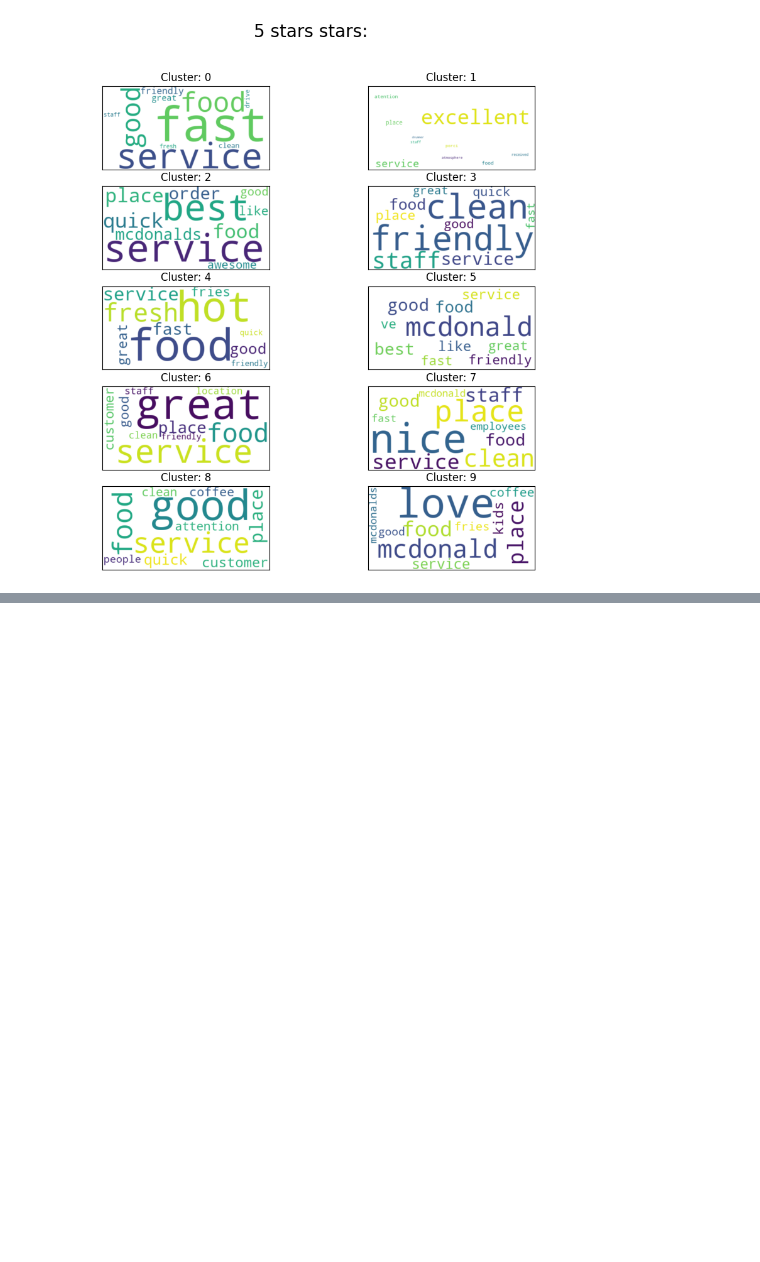
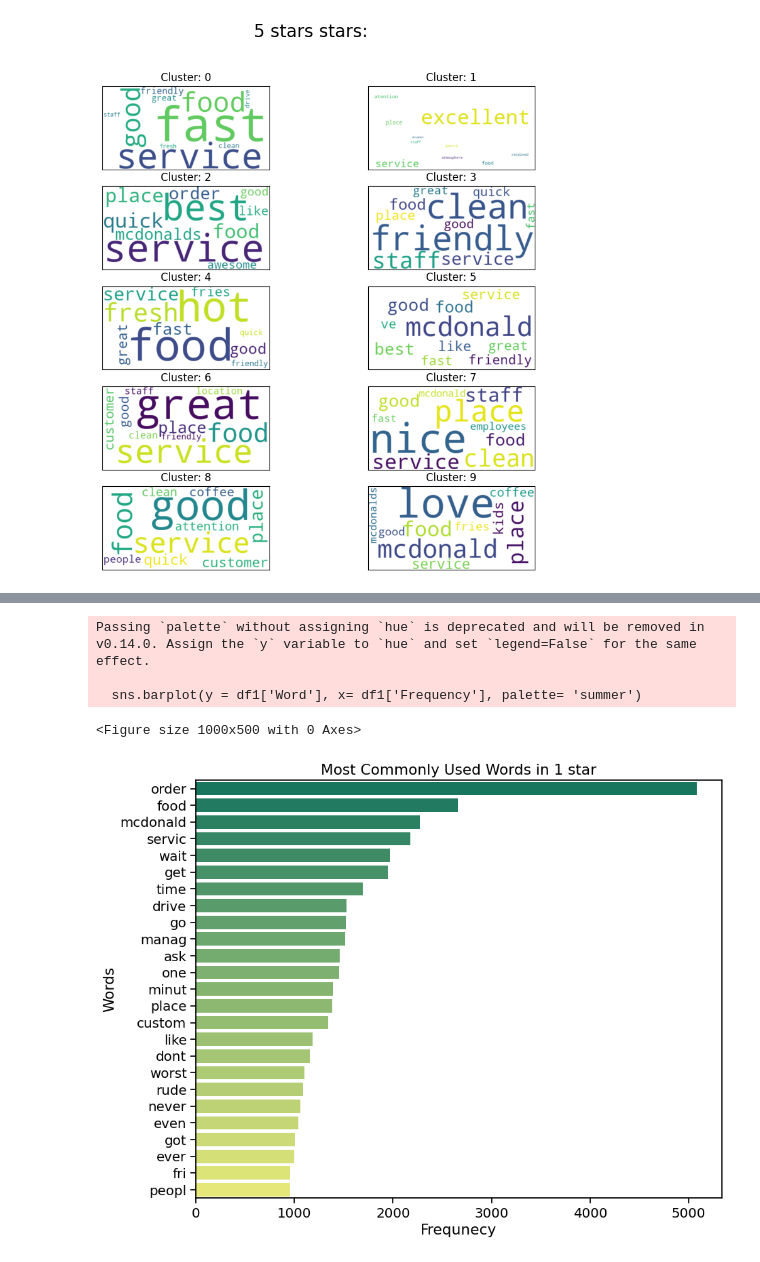
Before and after one commit to jpangonis/Data-Mining_final, a Jupyter notebook: reviews.ipynb, the cells around one changed output, grey strips where cells are left out. Cells and saved outputs as stored; diff of their text form; code cells hidden in the pictures; blank space fills up the shorter version.

Commit message:
counted words graph

```diff
--- a/reviews.ipynb
+++ b/reviews.ipynb
@@ -253,0 +327,19 @@ for index, rating in enumerate(sorted(df.rating.unique())):
+# %%
+stemmer = SnowballStemmer('english')
+
+
+def stem_text(text):
+
+    # Tokenize the input text into individual words
+    tokens=nltk.word_tokenize(text)
+
+
+    # stemmer_token is nltk feature that implement snowballstemer for each word
+    stemmed_tokens = [stemmer.stem(token) for token in tokens]
+
+    # Join the stemmed tokens back into a single string
+    return ' '.join(stemmed_tokens)
+
+df['text'] = df['text'].apply(stem_text)
+
+df.head()
@@ -253,0 +353,31 @@ for index, rating in enumerate(sorted(df.rating.unique())):
+# %%
+replacements = {'1 star': 1, '2 stars': 2, '3 stars': 3,'4 stars': 4,'5 stars': 5}
+
+# Replace the values in multiple columns
+df.replace(replacements, inplace=True)
+# %%
+star_ratings_1= " ".join(df[df['label'] == 1]['text'])
+
+plt.figure(figsize=(10,5))
+def plot_words_freq(words):
+
+
+    #counter is predifined function which is used to count words
+    df1 = pd.DataFrame(Counter(words).most_common(25), columns= ['Word', 'Frequency'])
+
+    sns.set_context('notebook', font_scale= 1.3)
+    plt.figure(figsize=(10,8))
+    sns.barplot(y = df1['Word'], x= df1['Frequency'], palette= 'summer')
+    plt.title("Most Commonly Used Words in 1 star")
+    plt.xlabel("Frequnecy")
+    plt.ylabel("Words")
+    return plt.show();
+
+plot_words_freq((star_ratings_1).split());
+plt.show()
+# %% [output]
+Passing `palette` without assigning `hue` is deprecated and will be removed in v0.14.0. Assign the `y` variable to `hue` and set `legend=False` for the same effect.
+
+  sns.barplot(y = df1['Word'], x= df1['Frequency'], palette= 'summer')
+<Figure size 1000x500 with 0 Axes>
+[figure, added]
```
Also changed, not shown: parts of 11 cells of this notebook.
